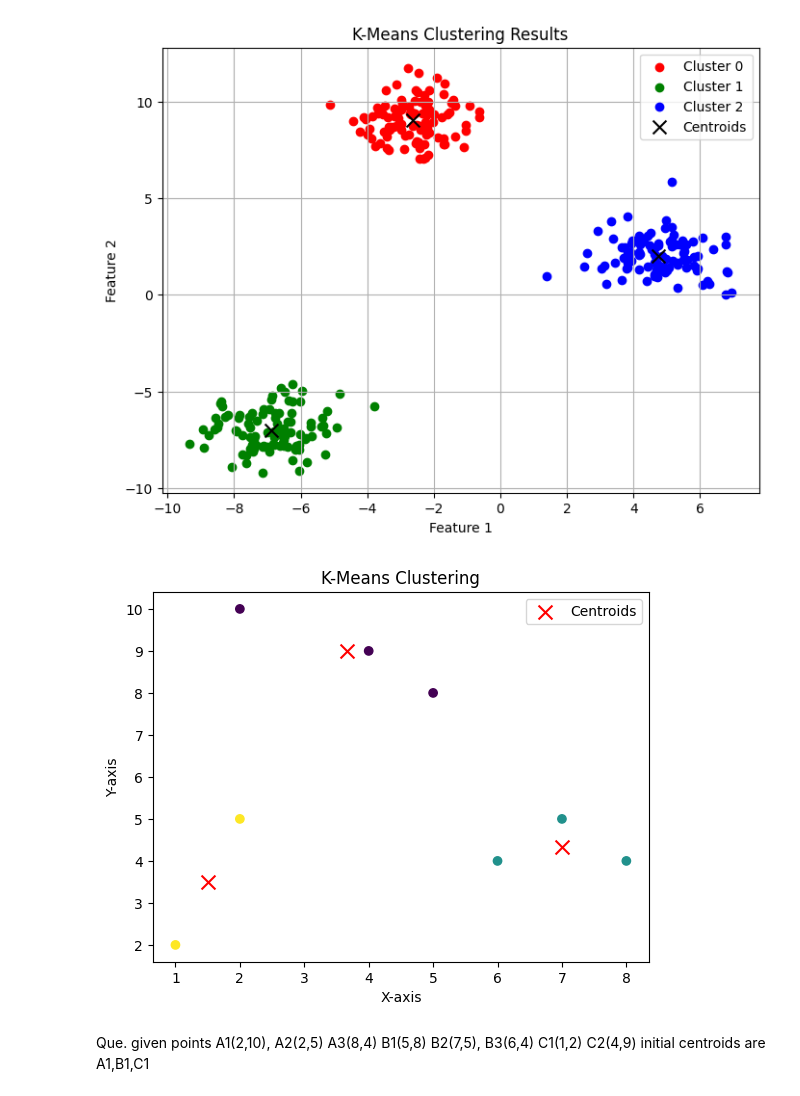
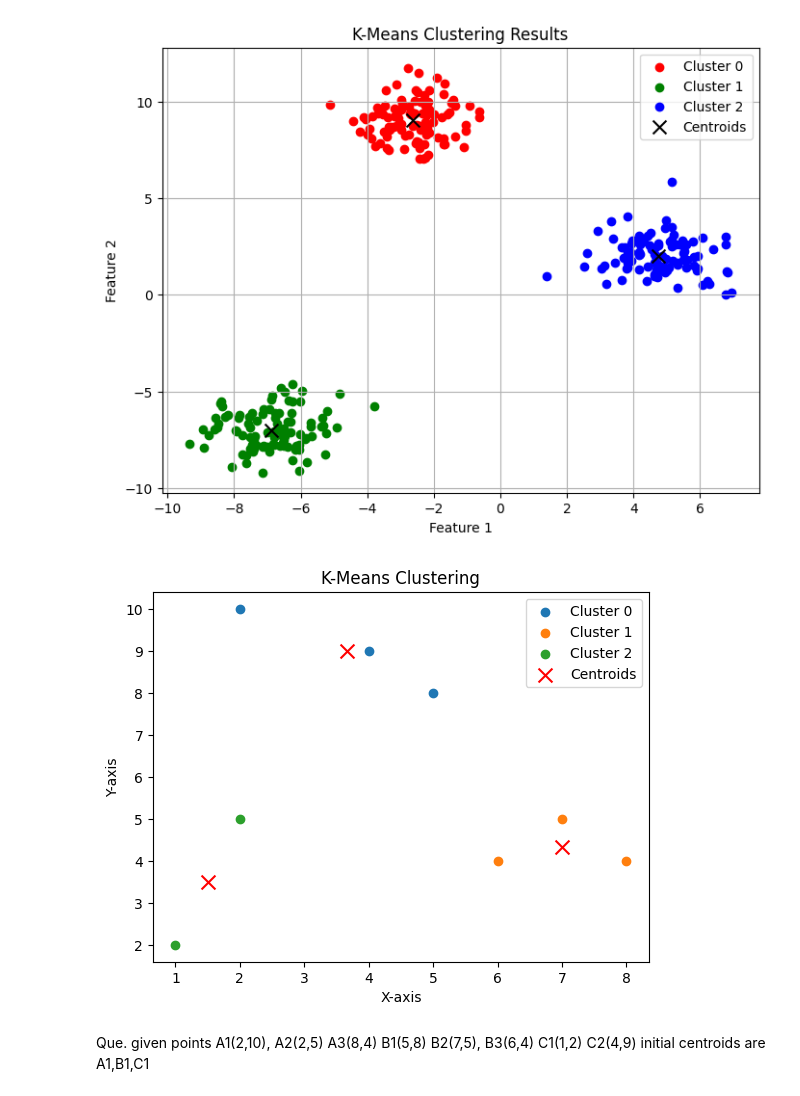
Before and after one commit to Prateek-Poonia/Unsupervised-Machine-Learning, a Jupyter notebook: K_Means.ipynb, the cells around one changed output. Cells and saved outputs as stored; diff of their text form; code cells hidden in the pictures.

```diff
--- a/K_Means.ipynb
+++ b/K_Means.ipynb
@@ -81,35 +81,39 @@ def has_converged(old_centers, new_centers):
     return np.array_equal(old_centers, new_centers)
 
 # Number of clusters
 k = 3
 
 # K-means clustering algorithm
 def k_means(points, initial_centers, k):
     centers = initial_centers.copy()
     clusters = assign_points_to_clusters(points, centers)
     converged = False
 
     while not converged:
         new_centers = update_centers(points, clusters, k)
         converged = has_converged(centers, new_centers)
         centers = new_centers
         clusters = assign_points_to_clusters(points, centers)
 
     return centers, clusters
 
 # Run k-means
 final_centers, final_clusters = k_means(points, initial_centers, k)
 
 # Plotting
-plt.scatter(points[:, 0], points[:, 1], c=final_clusters, cmap='viridis')
+for i in range(k):
+    cluster_points = points[np.array(final_clusters) == i]
+    plt.scatter(cluster_points[:, 0], cluster_points[:, 1], label=f'Cluster {i}')
+#plt.scatter(points[:, 0], points[:, 1], c=final_clusters, cmap='viridis')
 plt.scatter(final_centers[:, 0], final_centers[:, 1], c='red', marker='x', s=100, label='Centroids')
 plt.xlabel('X-axis')
 plt.ylabel('Y-axis')
 plt.title('K-Means Clustering')
 plt.legend()
+
 plt.show()
 # %% [output]
-[figure, old version]
+[figure, new version]
 # %% [markdown]
 Que. given points A1(2,10), A2(2,5) A3(8,4) B1(5,8) B2(7,5), B3(6,4) C1(1,2) C2(4,9)
 initial centroids are A1,B1,C1
```
